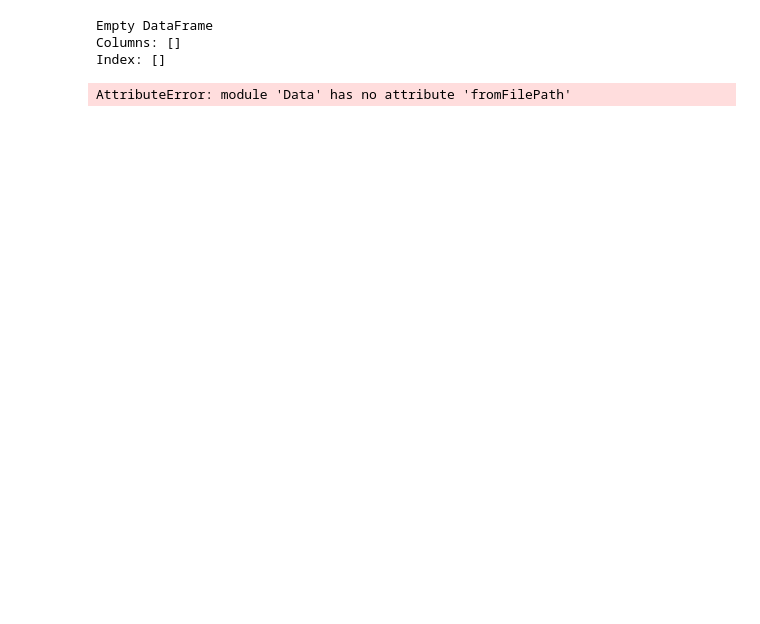
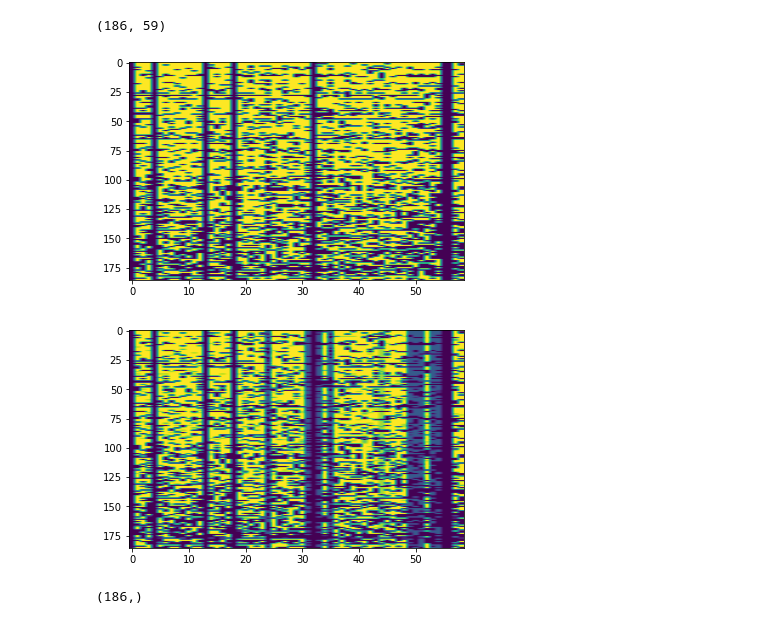
Before and after one commit to SasyaReddi/cse291c-plasma-weightloss, a Jupyter notebook: visualization.ipynb, the cells around one changed output. Saved outputs shown, nothing was run; the diff lists cells and outputs as text; code cells hidden in the pictures; blank space fills up the shorter version.

Commit message:
visualization that contains percentage of protein in importen protein set

```diff
--- a/visualization.ipynb
+++ b/visualization.ipynb
@@ -34,4 +35,6 @@ sorted(top_peptidoform_indices_and_weights, key = lambda item: item[0], reverse=
 # %%
 original_data_df = pd.read_csv("./Data/peptidoforms_intensity/data.tsv", sep="\t")
+original_data_df.keys()
 
-importent_data_df = pd.read_csv("./Models/important_peptidoforms_selected_by_xgboost_all_columns.csv")
+important_data_df = pd.read_csv("./Models/important_peptidoforms_selected_by_xgboost.csv")
+important_data_df.keys()
@@ -58,29 +70,41 @@ Index(['Patient_58.Timepoint_1_unmod', 'Patient_58.Timepoint_2',
 # %%
 def IsPatientKey( key , pid = None):
     prefix = "Patient_"
     if pid != None:
         prefix += f"{pid:02d}"
     if key.startswith(prefix) and not key.endswith("_unmod") and not key.startswith("Patient_M") and not key.startswith("Patient_F"):
         return True
     return False
 
-re = pd.DataFrame()
-for i in range(58):
-    header_mask = [IsPatientKey(k, i) for k in original_data_df.keys()]
+re = pd.DataFrame({str(i):[] for i in range(59)})
+count = pd.DataFrame({str(i):[] for i in range(59)})
+for i in range(59):
+    header_mask = [IsPatientKey(k, i) for k in important_data_df.keys()]
 
-    selected_data = original_data_df.iloc[:,header_mask]
+    selected_data = important_data_df.loc[:,header_mask]
 
     pep_exist = selected_data.notna().sum(axis = 1) != 0
+    count_appear = selected_data.notna().sum(axis = 1)
 
-    re.append(pep_exist, ignore_index=True)
+    re[str(i)] = pep_exist
+    count[str(i)] = count_appear
 
-print(re)
+pep_patient_count = re.sum(axis = 1)
+pep_patient_count.name = "num_of_patient_have_this_pep"
+
+pep_appear_count = count.sum(axis = 1)
+pep_appear_count.name = "num_of_times_this_pep_appear"
+
+
+print(re.shape)
+plt.imshow(re,aspect='auto')
+plt.show()
+plt.imshow(count,aspect='auto')
+plt.show()
+
+pep_patient_count.shape
 # %% [output]
-Empty DataFrame
-Columns: []
-Index: []
+(186, 59)
+[figure, added]
+[figure, added]
+(186,)
-# %%
-import Data
-data = Data.fromFilePath("./Data/peptidoforms_intensity/data.tsv")
-# %% [output]
-AttributeError: module 'Data' has no attribute 'fromFilePath'
```
Also changed, not shown: parts of 25 cells of this notebook, 1 other file.
